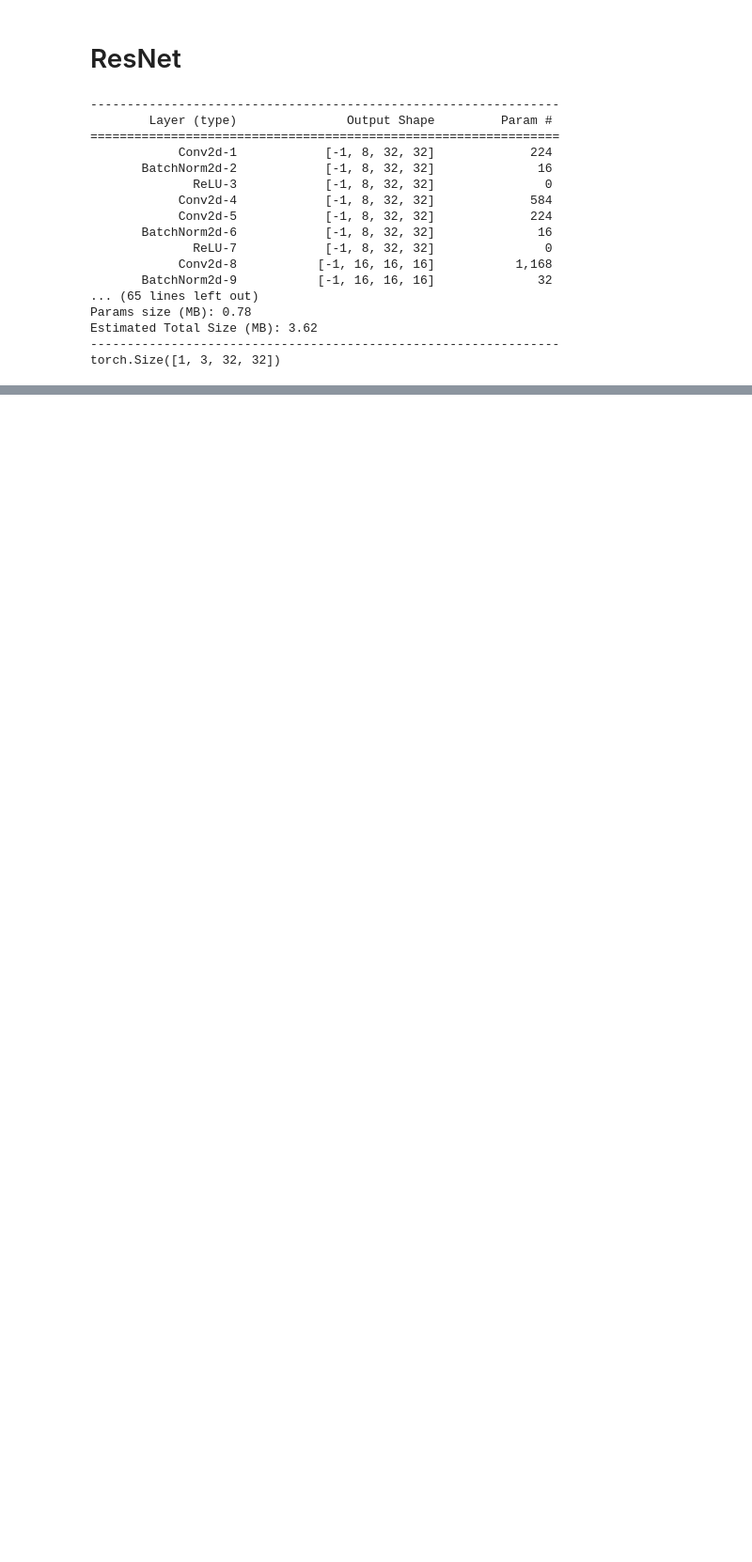
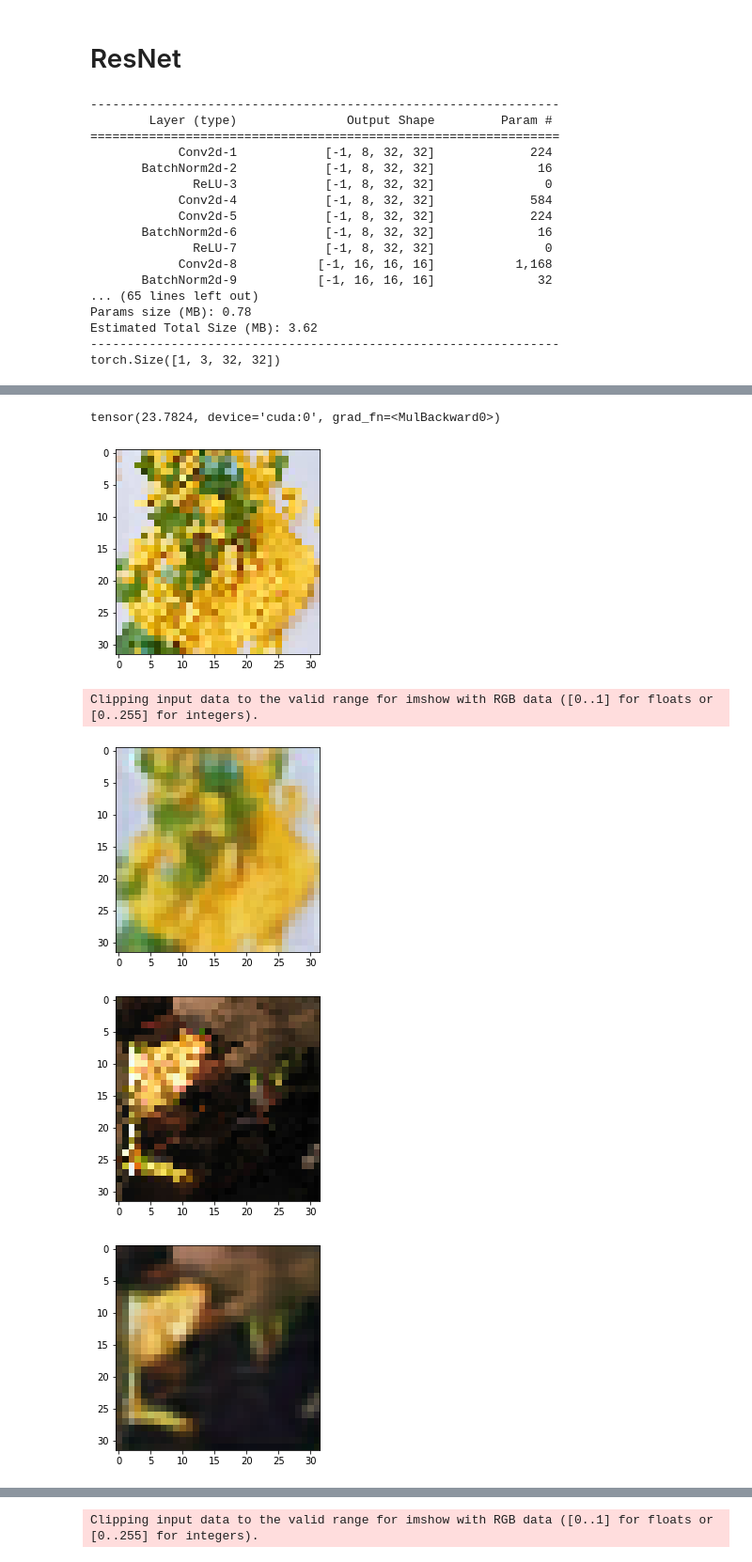
Before and after one commit to gilct/deep-learning-project, a Jupyter notebook: Miniproject_1/deep_learning_1.ipynb, the cells around one changed output, grey strips where cells are left out. Shown at 94% size. Cells and saved outputs as stored; diff of their text form; code cells hidden in the pictures; blank space fills up the shorter version.

```diff
--- a/Miniproject_1/deep_learning_1.ipynb
+++ b/Miniproject_1/deep_learning_1.ipynb
@@ -667,0 +717,27 @@ Clipping input data to the valid range for imshow with RGB data ([0..1] for floa
+# %%
+nb_epochs = 10
+mini_batch_size = 100
+start = time.time()
+
+
+for e in range(nb_epochs):
+    train_loss = []
+    for b in range(0, noisy_imgs_1.size(0), mini_batch_size):
+        output = model(noisy_imgs_1.narrow(0, b, mini_batch_size))
+        loss = criterion(output, noisy_imgs_2.narrow(0, b, mini_batch_size))
+        train_loss.append(loss.item())
+
+        optimizer.zero_grad()
+        loss.backward()
+        optimizer.step()
+    print("Epoch", e + 1, "Train loss:", np.mean(train_loss))
+
+    # Test the model
+    with torch.no_grad():
+      test_results = model(noisy_imgs_test)
+      print("Test loss: ", criterion(test_results, clean_images).cpu().numpy())
+      print("---")
+
+
+end = time.time()
+print((end - start) / 60.0)
@@ -667,0 +762,31 @@ Clipping input data to the valid range for imshow with RGB data ([0..1] for floa
+# %%
+def psnr( denoised , ground_truth ) :
+  # Peak Signal to Noise Ratio : denoised and ground˙truth have range [0 , 1]
+  mse = torch.mean(( denoised - ground_truth ) ** 2)
+  return -10 * torch.log10( mse + 10**-8)
+
+
+results = model(noisy_imgs_test)
+
+print(psnr(results, clean_images))
+# %% [output]
+tensor(23.7824, device='cuda:0', grad_fn=<MulBackward0>)
+# %%
+imgs = noisy_imgs_test.narrow(0, 16, mini_batch_size)
+imgs2 = clean_images.narrow(0, 16, mini_batch_size)
+
+results = model(imgs).cpu().detach().numpy()
+
+
+for i in range(10):
+  plt.imshow(imgs[i].cpu().T)
+  plt.show()
+
+  plt.imshow(results[i].T)
+  plt.show()
+# %% [output]
+[figure, added]
+Clipping input data to the valid range for imshow with RGB data ([0..1] for floats or [0..255] for integers).
+[figure, added]
+[figure, added]
+[figure, added]
@@ -667,0 +796 @@ Clipping input data to the valid range for imshow with RGB data ([0..1] for floa
+Clipping input data to the valid range for imshow with RGB data ([0..1] for floats or [0..255] for integers).
```
Also changed, not shown: parts of 23 cells of this notebook.
